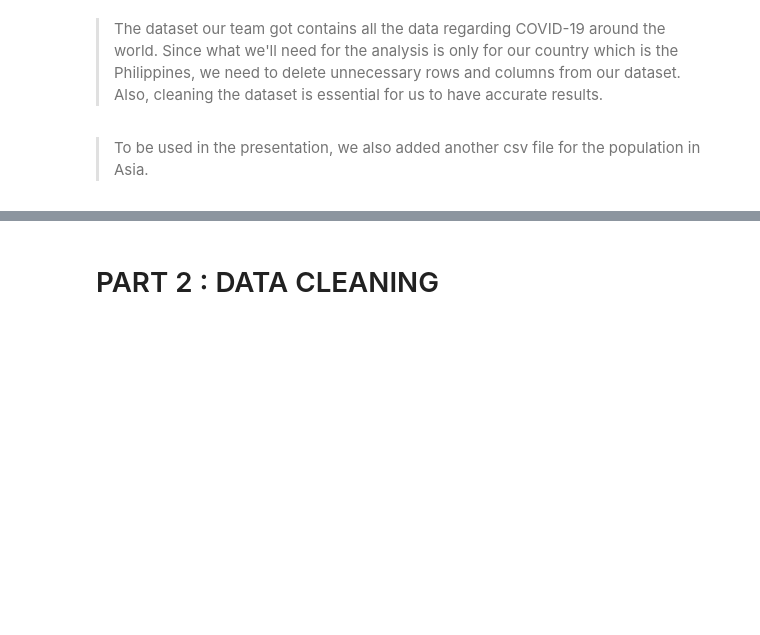
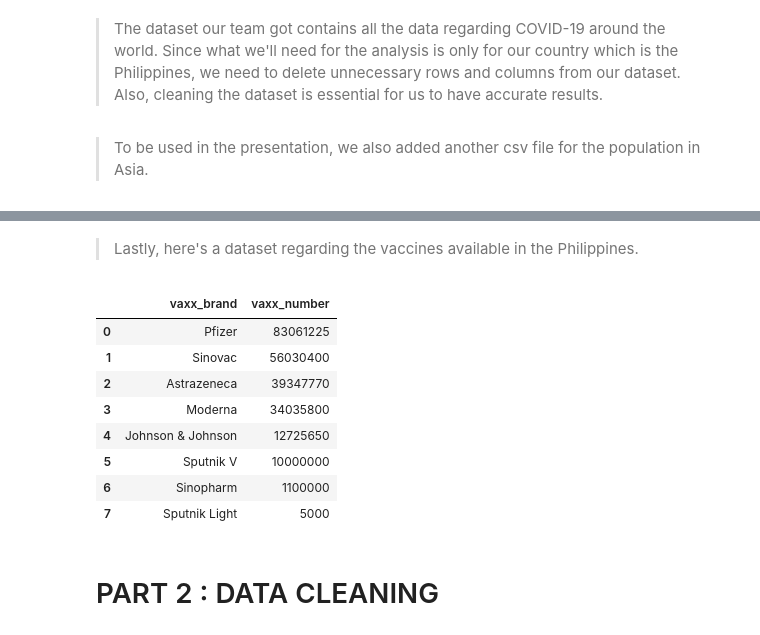
Before and after one commit to jxblrkrstffrbrms/ITBA3206-SPARTACUS, a Jupyter notebook: Reaching_New_Heights_Boosting_Vaccinations_for_a_Safer_Community.ipynb, the cells around one changed output, grey strips where cells are left out. Drawn from its saved outputs; the diff is of its cells as text; code cells hidden in the pictures; blank space fills up the shorter version.

```diff
--- a/Reaching_New_Heights_Boosting_Vaccinations_for_a_Safer_Community.ipynb
+++ b/Reaching_New_Heights_Boosting_Vaccinations_for_a_Safer_Community.ipynb
@@ -72,3 +72,19 @@ display(asiadf)
+# %% [markdown]
+> Lastly, here's a dataset regarding the vaccines available in the Philippines.
+# %%
+url = 'https://raw.githubusercontent.com/jxblrkrstffrbrms/ITBA3206-SPARTACUS/main/ph_vaccines.csv'
+phvaxx= pd.read_csv(url)
+display(phvaxx)
+# %% [output]
+|  | vaxx_brand | vaxx_number |
+| 0 | Pfizer | 83061225 |
+| 1 | Sinovac | 56030400 |
+| 2 | Astrazeneca | 39347770 |
+| 3 | Moderna | 34035800 |
+| 4 | Johnson & Johnson | 12725650 |
+| 5 | Sputnik V | 10000000 |
+| 6 | Sinopharm | 1100000 |
+| 7 | Sputnik Light | 5000 |
 # %% [markdown]
 # PART 2 : DATA CLEANING
 # %% [markdown]
```
Also changed, not shown: parts of 7 cells of this notebook.
